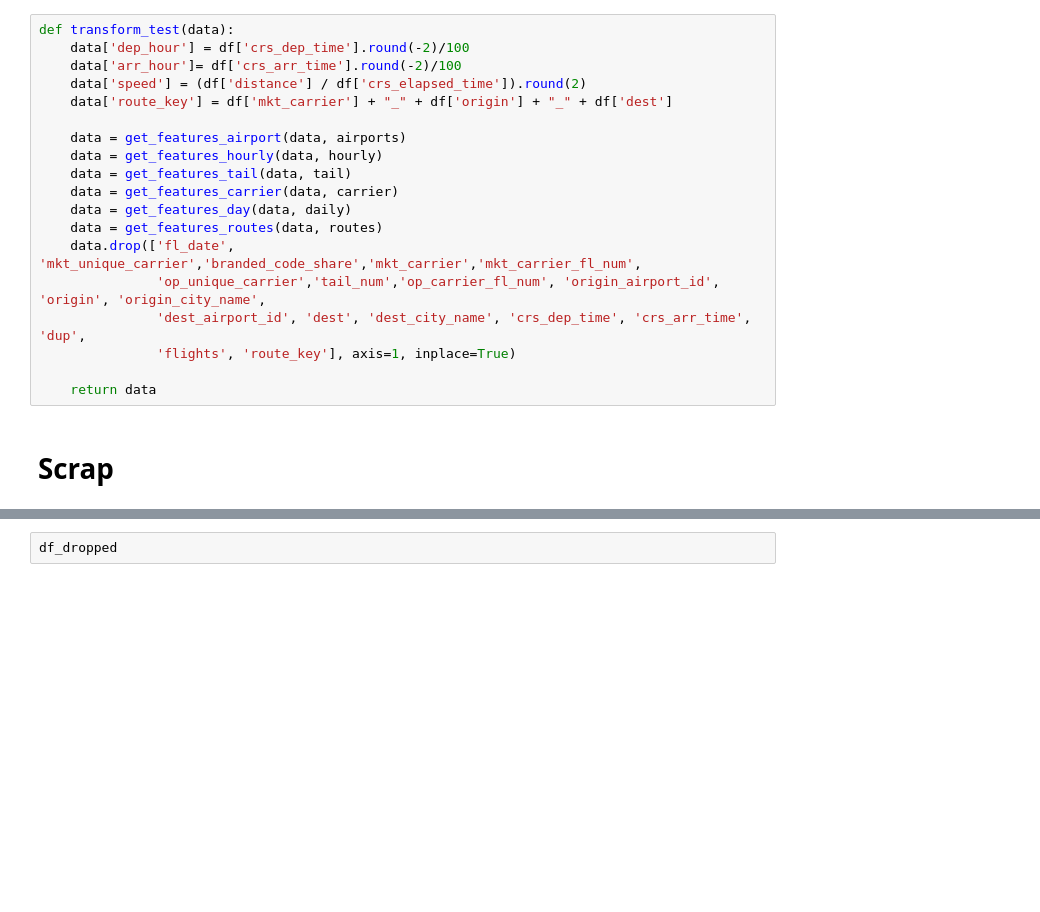
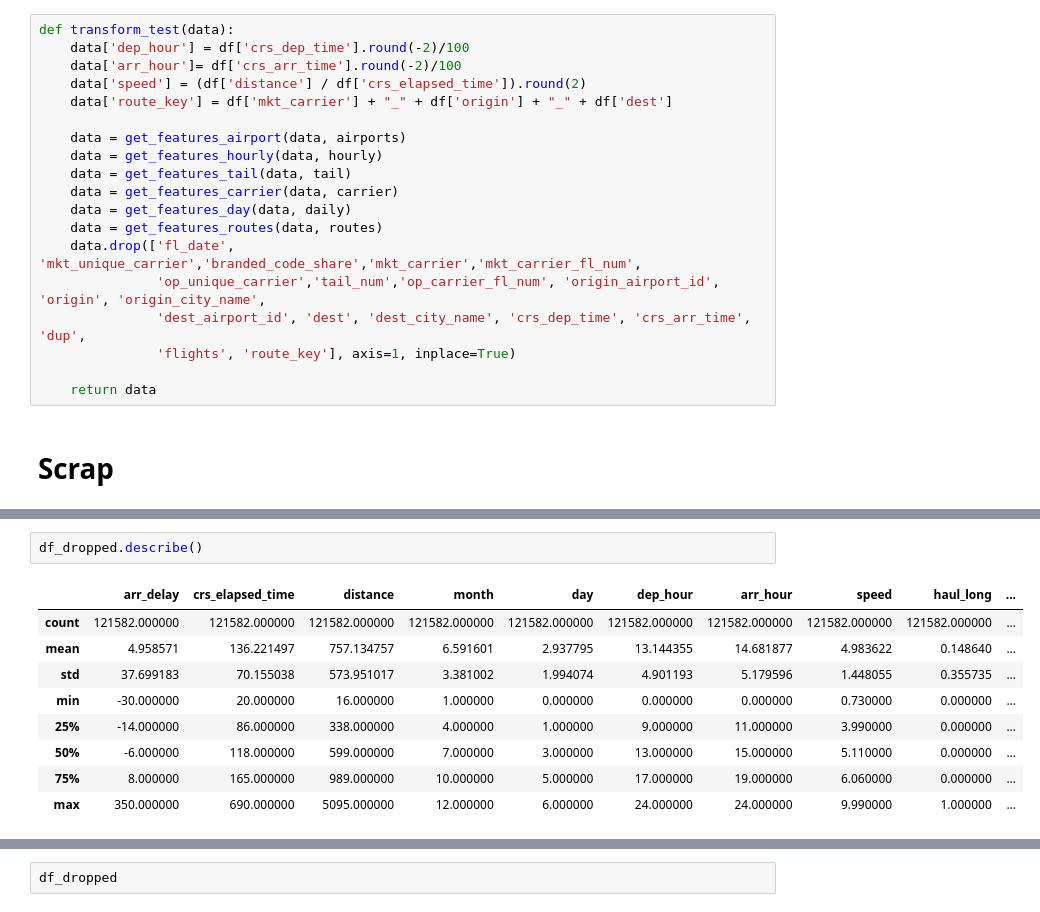
Before and after one commit to The-Powder-of-Data/Flight_Predictions, a Jupyter notebook: src/modules/play_my_sins.ipynb, the cells around one changed output, grey strips where cells are left out. Drawn from its saved outputs; the diff is of its cells as text; blank space fills up the shorter version.

```diff
--- a/src/modules/play_my_sins.ipynb
+++ b/src/modules/play_my_sins.ipynb
@@ -549,0 +745,12 @@ df
+# %%
+df_dropped.describe()
+# %% [output]
+|  | arr_delay | crs_elapsed_time | distance | month | day | dep_hour | arr_hour | speed | haul_long | ... |
+| count | 121582.000000 | 121582.000000 | 121582.000000 | 121582.000000 | 121582.000000 | 121582.000000 | 121582.000000 | 121582.000000 | 121582.000000 | ... |
+| mean | 4.958571 | 136.221497 | 757.134757 | 6.591601 | 2.937795 | 13.144355 | 14.681877 | 4.983622 | 0.148640 | ... |
+| std | 37.699183 | 70.155038 | 573.951017 | 3.381002 | 1.994074 | 4.901193 | 5.179596 | 1.448055 | 0.355735 | ... |
+| min | -30.000000 | 20.000000 | 16.000000 | 1.000000 | 0.000000 | 0.000000 | 0.000000 | 0.730000 | 0.000000 | ... |
+| 25% | -14.000000 | 86.000000 | 338.000000 | 4.000000 | 1.000000 | 9.000000 | 11.000000 | 3.990000 | 0.000000 | ... |
+| 50% | -6.000000 | 118.000000 | 599.000000 | 7.000000 | 3.000000 | 13.000000 | 15.000000 | 5.110000 | 0.000000 | ... |
+| 75% | 8.000000 | 165.000000 | 989.000000 | 10.000000 | 5.000000 | 17.000000 | 19.000000 | 6.060000 | 0.000000 | ... |
+| max | 350.000000 | 690.000000 | 5095.000000 | 12.000000 | 6.000000 | 24.000000 | 24.000000 | 9.990000 | 1.000000 | ... |
```
Also changed, not shown: parts of 12 cells of this notebook, 1 other file.
